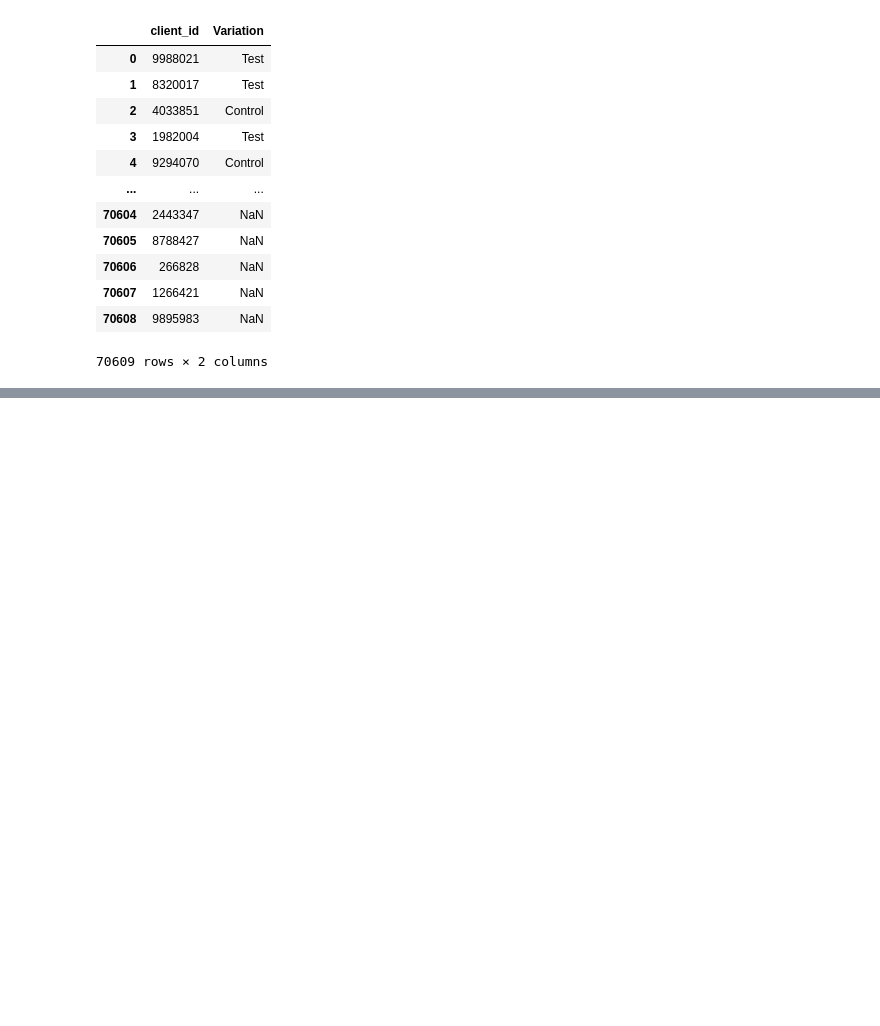
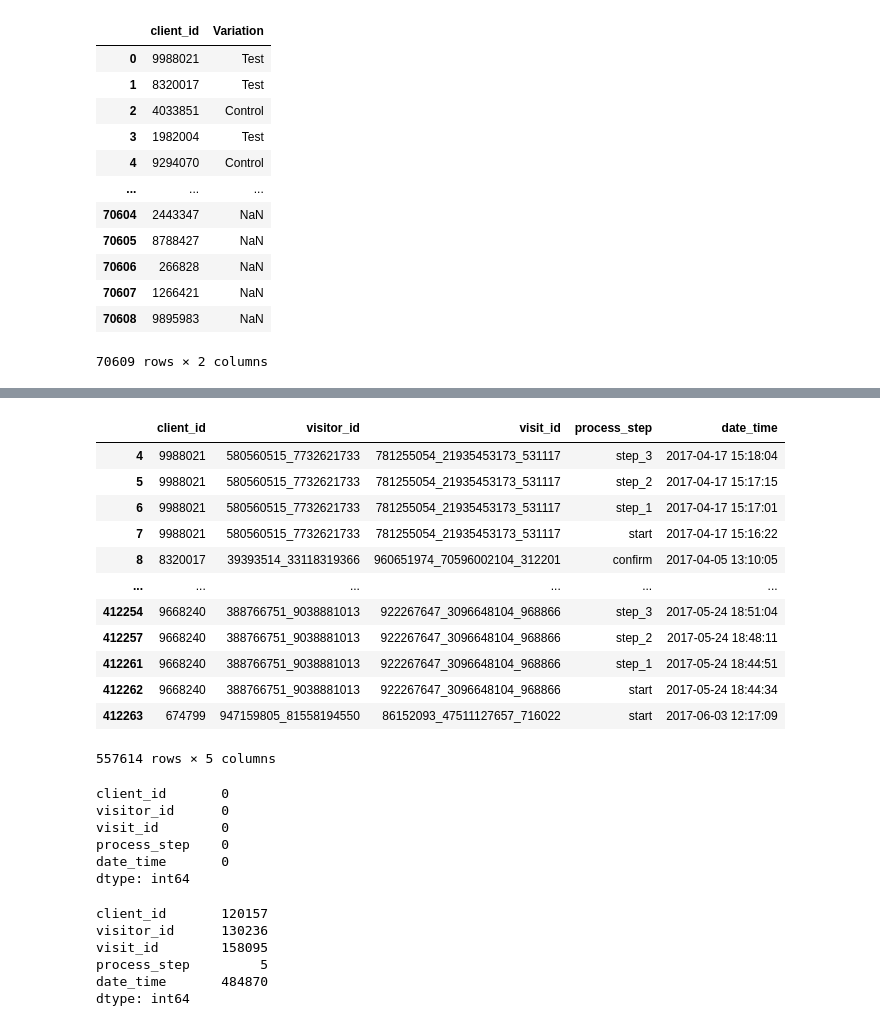
Before and after one commit to arnaurr94/vanguard-ab-test, a Jupyter notebook: dataframes.ipynb, the cells around one changed output, grey strips where cells are left out. Cells and saved outputs as stored; diff of their text form; code cells hidden in the pictures; blank space fills up the shorter version.

```diff
--- a/dataframes.ipynb
+++ b/dataframes.ipynb
@@ -63,3 +85,9 @@ display(df_clients)
 | 70607 | 1266421 | NaN |
 | 70608 | 9895983 | NaN |
 70609 rows × 2 columns
+# %%
+# merge web_data_pt
+web_data_pt_df = pd.concat([df_1, df_2],axis=0)
+
+# check for duplicates
+web_data_pt_df.duplicated(subset=['client_id', 'visitor_id', 'visit_id', 'process_step', 'date_time']).sum()
@@ -65,0 +117,2 @@ display(df_clients)
+# %%
+deduplicated_web_data_df = cl.clean_web_duplicates(web_data_df=web_data_pt_df)
@@ -65,0 +138,38 @@ display(df_clients)
+# %%
+# deduplicate the rows with the same client_id, visitor_id, visit_id, process_step, but different times.
+# That means the same user made a pause and retry later
+session_deduplicated_web_data_df = cl.clean_web_session_duplicates(deduplicated_web_data_df)
+session_deduplicated_web_data_df
+# %% [output]
+|  | client_id | visitor_id | visit_id | process_step | date_time |
+| 4 | 9988021 | 580560515_7732621733 | 781255054_21935453173_531117 | step_3 | 2017-04-17 15:18:04 |
+| 5 | 9988021 | 580560515_7732621733 | 781255054_21935453173_531117 | step_2 | 2017-04-17 15:17:15 |
+| 6 | 9988021 | 580560515_7732621733 | 781255054_21935453173_531117 | step_1 | 2017-04-17 15:17:01 |
+| 7 | 9988021 | 580560515_7732621733 | 781255054_21935453173_531117 | start | 2017-04-17 15:16:22 |
+| 8 | 8320017 | 39393514_33118319366 | 960651974_70596002104_312201 | confirm | 2017-04-05 13:10:05 |
+| ... | ... | ... | ... | ... | ... |
+| 412254 | 9668240 | 388766751_9038881013 | 922267647_3096648104_968866 | step_3 | 2017-05-24 18:51:04 |
+| 412257 | 9668240 | 388766751_9038881013 | 922267647_3096648104_968866 | step_2 | 2017-05-24 18:48:11 |
+| 412261 | 9668240 | 388766751_9038881013 | 922267647_3096648104_968866 | step_1 | 2017-05-24 18:44:51 |
+| 412262 | 9668240 | 388766751_9038881013 | 922267647_3096648104_968866 | start | 2017-05-24 18:44:34 |
+| 412263 | 674799 | 947159805_81558194550 | 86152093_47511127657_716022 | start | 2017-06-03 12:17:09 |
+557614 rows × 5 columns
+# %%
+# check for null values
+session_deduplicated_web_data_df.isnull().sum()
+# %% [output]
+client_id       0
+visitor_id      0
+visit_id        0
+process_step    0
+date_time       0
+dtype: int64
+# %%
+session_deduplicated_web_data_df.nunique()
+# %% [output]
+client_id       120157
+visitor_id      130236
+visit_id        158095
+process_step         5
+date_time       484870
+dtype: int64
```
Also changed, not shown: parts of 15 cells of this notebook, 1 other file.
